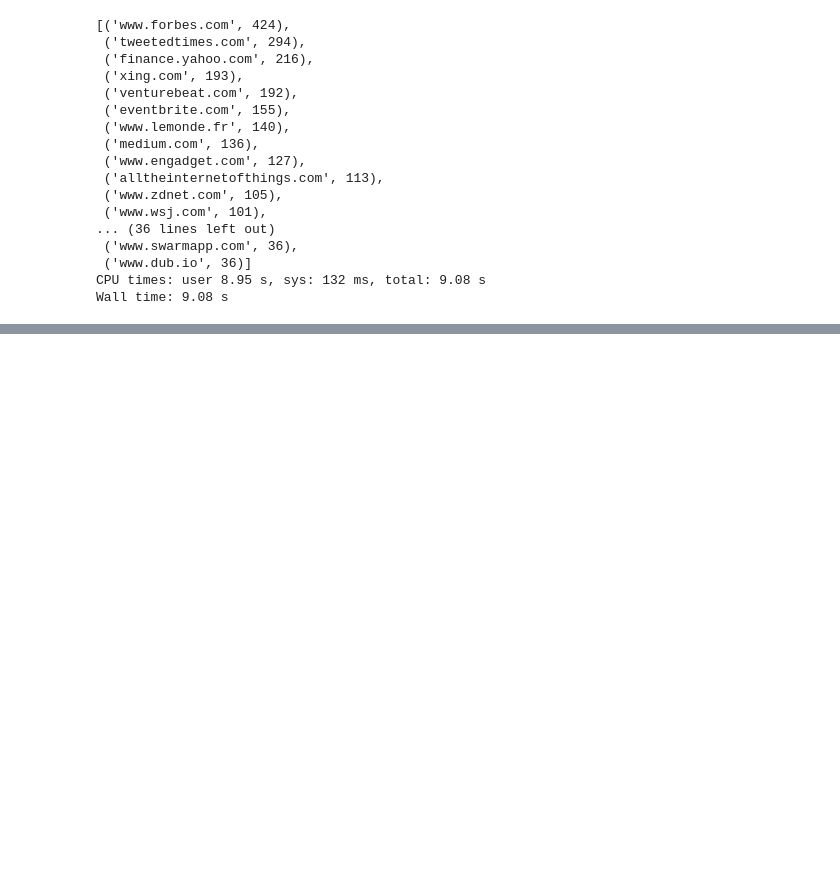
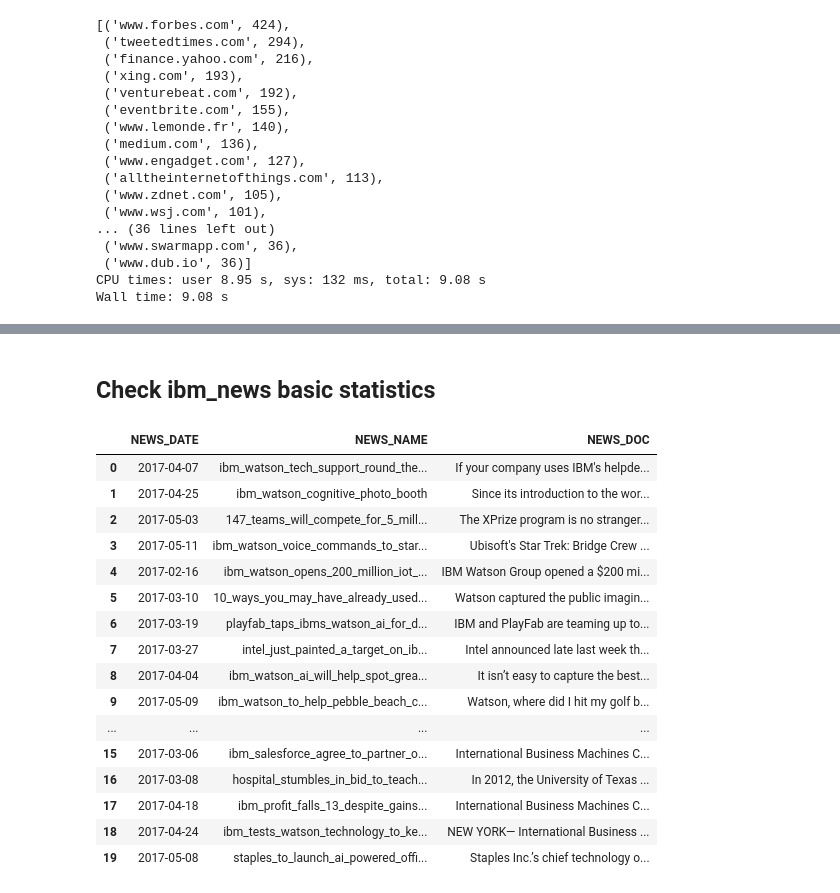
Before and after one commit to dahengwang0705/cross_media_affect_analysis, a Jupyter notebook: develop/20171024-daheng-prepare_ibm_tweets_news_data.ipynb, the cells around one changed output, grey strips where cells are left out. Cells and saved outputs as stored; diff of their text form; code cells hidden in the pictures; blank space fills up the shorter version.

```diff
--- a/develop/20171024-daheng-prepare_ibm_tweets_news_data.ipynb
+++ b/develop/20171024-daheng-prepare_ibm_tweets_news_data.ipynb
@@ -55,9 +55,13 @@ ibm_tweets_file = os.path.join(config.IBM_TWEETS_NEWS_DIR, 'ibm_tweets.json')
 ibm_unique_tweets_file = os.path.join(config.IBM_TWEETS_NEWS_DIR, 'ibm_unique_tweets.json')
 
 # manually selected news sources list by examing most common news sources of valid urls embedded in ibm unique tweets
-selected_news_sources_lst = ['www.forbes.com', 'finance.yahoo.com', 'venturebeat.com',
-                             'medium.com', 'www.engadget.com', 'alltheinternetofthings.com',
-                             'www.zdnet.com', 'www.wsj.com', 'www.cnbc.com']
+# selected_news_sources_lst = ['www.forbes.com', 'finance.yahoo.com', 'venturebeat.com',
+#                              'medium.com', 'www.engadget.com', 'alltheinternetofthings.com',
+#                              'www.zdnet.com', 'www.wsj.com', 'www.cnbc.com']
+selected_news_sources_lst = ['venturebeat', 'engadget', 'wsj', 'cnbc']
+
+# manually collected ibm news data
+ibm_news_file = os.path.join(config.IBM_TWEETS_NEWS_DIR, 'selected_ibm_news.csv')
 # %% [markdown]
 ## Prepare multiprocessing and MongoDB scripts available in ibm_tweets_analysis project
 # %% [markdown]
@@ -407,0 +428,29 @@ Wall time: 8.73 s
+# %% [markdown]
+## Check ibm_news basic statistics
+# %%
+"""
+Load in csv file
+"""
+if 1 == 1:
+    ibm_news_df = pd.read_csv(filepath_or_buffer=ibm_news_file, sep='\t')
+# %%
+with pd.option_context('display.max_colwidth', 100, 'expand_frame_repr', False):
+    display(ibm_news_df[['NEWS_DATE', 'NEWS_NAME', 'NEWS_DOC']])
+# %% [output]
+|  | NEWS_DATE | NEWS_NAME | NEWS_DOC |
+| 0 | 2017-04-07 | ibm_watson_tech_support_round_the... | If your company uses IBM's helpde... |
+| 1 | 2017-04-25 | ibm_watson_cognitive_photo_booth | Since its introduction to the wor... |
+| 2 | 2017-05-03 | 147_teams_will_compete_for_5_mill... | The XPrize program is no stranger... |
+| 3 | 2017-05-11 | ibm_watson_voice_commands_to_star... | Ubisoft's Star Trek: Bridge Crew ... |
+| 4 | 2017-02-16 | ibm_watson_opens_200_million_iot_... | IBM Watson Group opened a $200 mi... |
+| 5 | 2017-03-10 | 10_ways_you_may_have_already_used... | Watson captured the public imagin... |
+| 6 | 2017-03-19 | playfab_taps_ibms_watson_ai_for_d... | IBM and PlayFab are teaming up to... |
+| 7 | 2017-03-27 | intel_just_painted_a_target_on_ib... | Intel announced late last week th... |
+| 8 | 2017-04-04 | ibm_watson_ai_will_help_spot_grea... | It isn’t easy to capture the best... |
+| 9 | 2017-05-09 | ibm_watson_to_help_pebble_beach_c... | Watson, where did I hit my golf b... |
+| ... | ... | ... | ... |
+| 15 | 2017-03-06 | ibm_salesforce_agree_to_partner_o... | International Business Machines C... |
+| 16 | 2017-03-08 | hospital_stumbles_in_bid_to_teach... | In 2012, the University of Texas ... |
+| 17 | 2017-04-18 | ibm_profit_falls_13_despite_gains... | International Business Machines C... |
+| 18 | 2017-04-24 | ibm_tests_watson_technology_to_ke... | NEW YORK— International Business ... |
+| 19 | 2017-05-08 | staples_to_launch_ai_powered_offi... | Staples Inc.’s chief technology o... |
```
Also changed, not shown: parts of 7 cells of this notebook.
